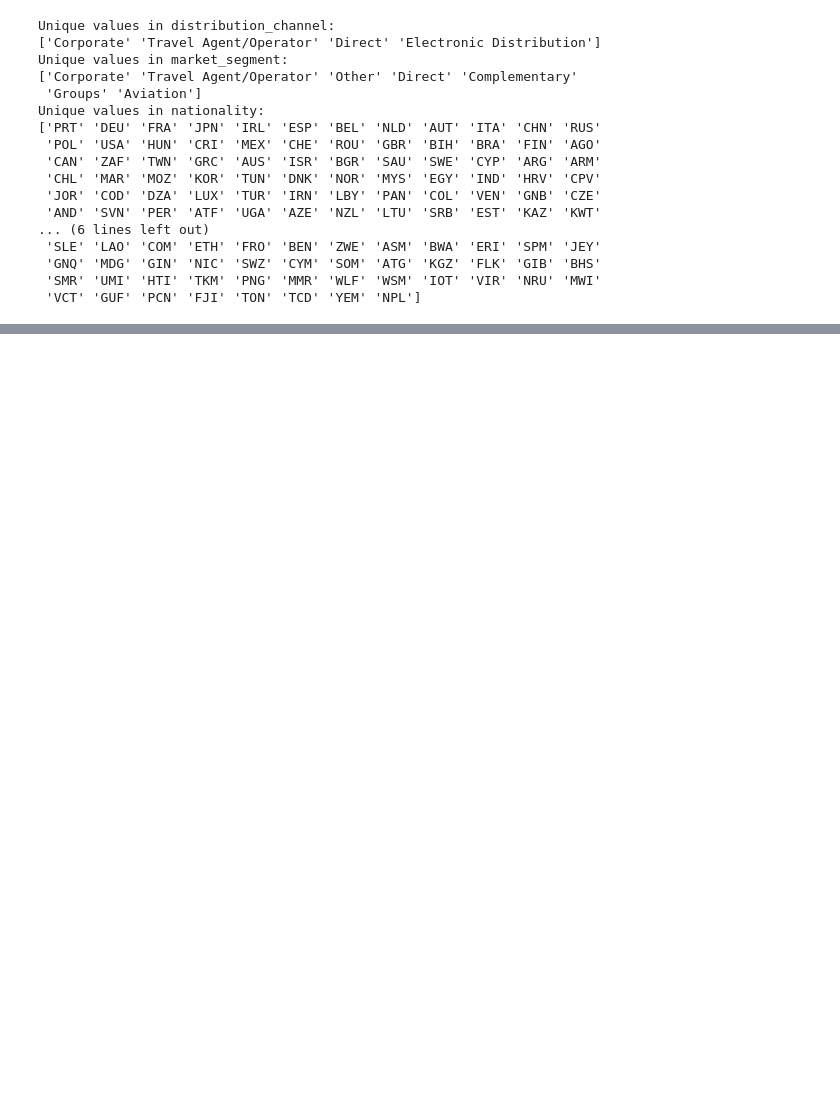
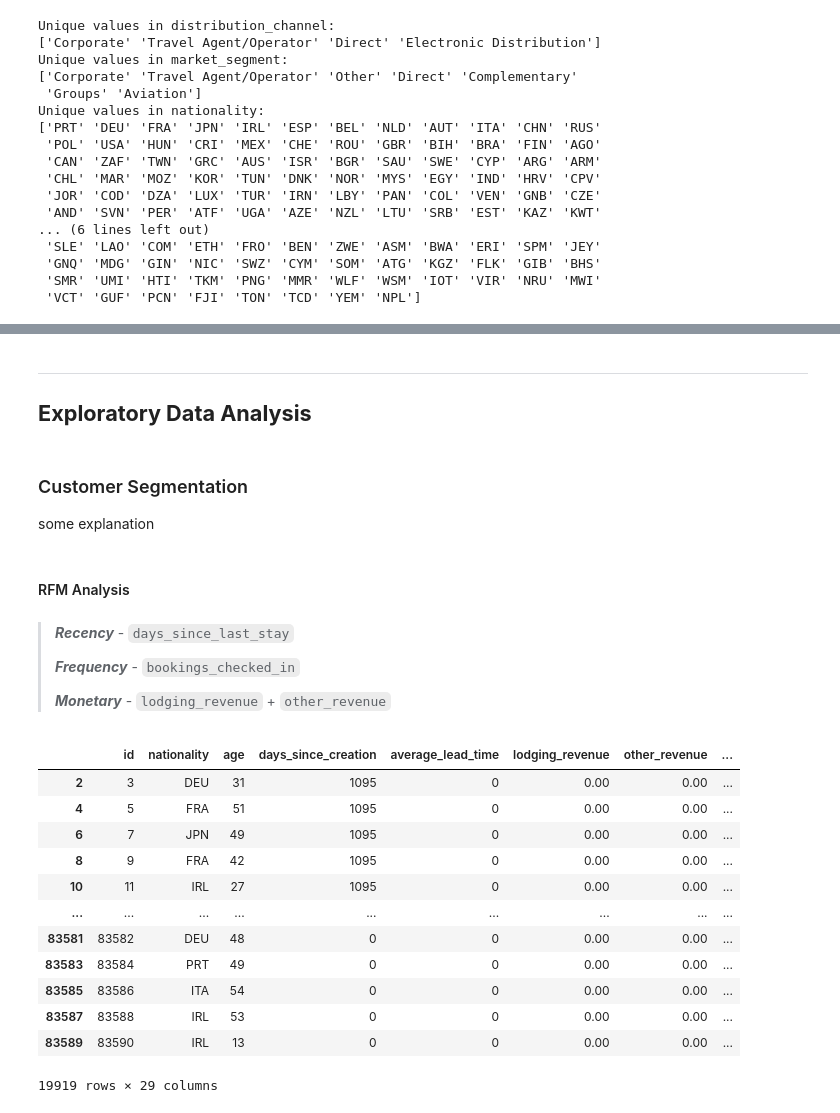
Before and after one commit to charJin/hotel-analysis, a Jupyter notebook: Notebooks/analysis.ipynb, the cells around one changed output, grey strips where cells are left out. Drawn from its saved outputs; the diff is of its cells as text; code cells hidden in the pictures; blank space fills up the shorter version.

```diff
--- a/Notebooks/analysis.ipynb
+++ b/Notebooks/analysis.ipynb
@@ -159,0 +160,36 @@ hotel_df.drop(['name_hash', 'doc_id_hash'], axis=1, inplace=True)
+# %% [markdown]
+---
+## **Exploratory Data Analysis**
+# %% [markdown]
+### Customer Segmentation
+
+ some explanation
+# %% [markdown]
+#### RFM Analysis
+# %% [markdown]
+> ***Recency*** - `days_since_last_stay`
+>
+> ***Frequency*** - `bookings_checked_in`
+>
+> ***Monetary*** - `lodging_revenue` + `other_revenue`
+# %%
+rfm_filter = (
+    (hotel_df['bookings_checked_in'] == 0) &
+    (hotel_df['bookings_no_showed'] == 0) &
+    (hotel_df['bookings_canceled'] == 0)
+)
+hotel_df[rfm_filter]
+# %% [output]
+|  | id | nationality | age | days_since_creation | average_lead_time | lodging_revenue | other_revenue | ... |
+| 2 | 3 | DEU | 31 | 1095 | 0 | 0.00 | 0.00 | ... |
+| 4 | 5 | FRA | 51 | 1095 | 0 | 0.00 | 0.00 | ... |
+| 6 | 7 | JPN | 49 | 1095 | 0 | 0.00 | 0.00 | ... |
+| 8 | 9 | FRA | 42 | 1095 | 0 | 0.00 | 0.00 | ... |
+| 10 | 11 | IRL | 27 | 1095 | 0 | 0.00 | 0.00 | ... |
+| ... | ... | ... | ... | ... | ... | ... | ... | ... |
+| 83581 | 83582 | DEU | 48 | 0 | 0 | 0.00 | 0.00 | ... |
+| 83583 | 83584 | PRT | 49 | 0 | 0 | 0.00 | 0.00 | ... |
+| 83585 | 83586 | ITA | 54 | 0 | 0 | 0.00 | 0.00 | ... |
+| 83587 | 83588 | IRL | 53 | 0 | 0 | 0.00 | 0.00 | ... |
+| 83589 | 83590 | IRL | 13 | 0 | 0 | 0.00 | 0.00 | ... |
+19919 rows × 29 columns
```
Also changed, not shown: parts of 13 cells of this notebook.
